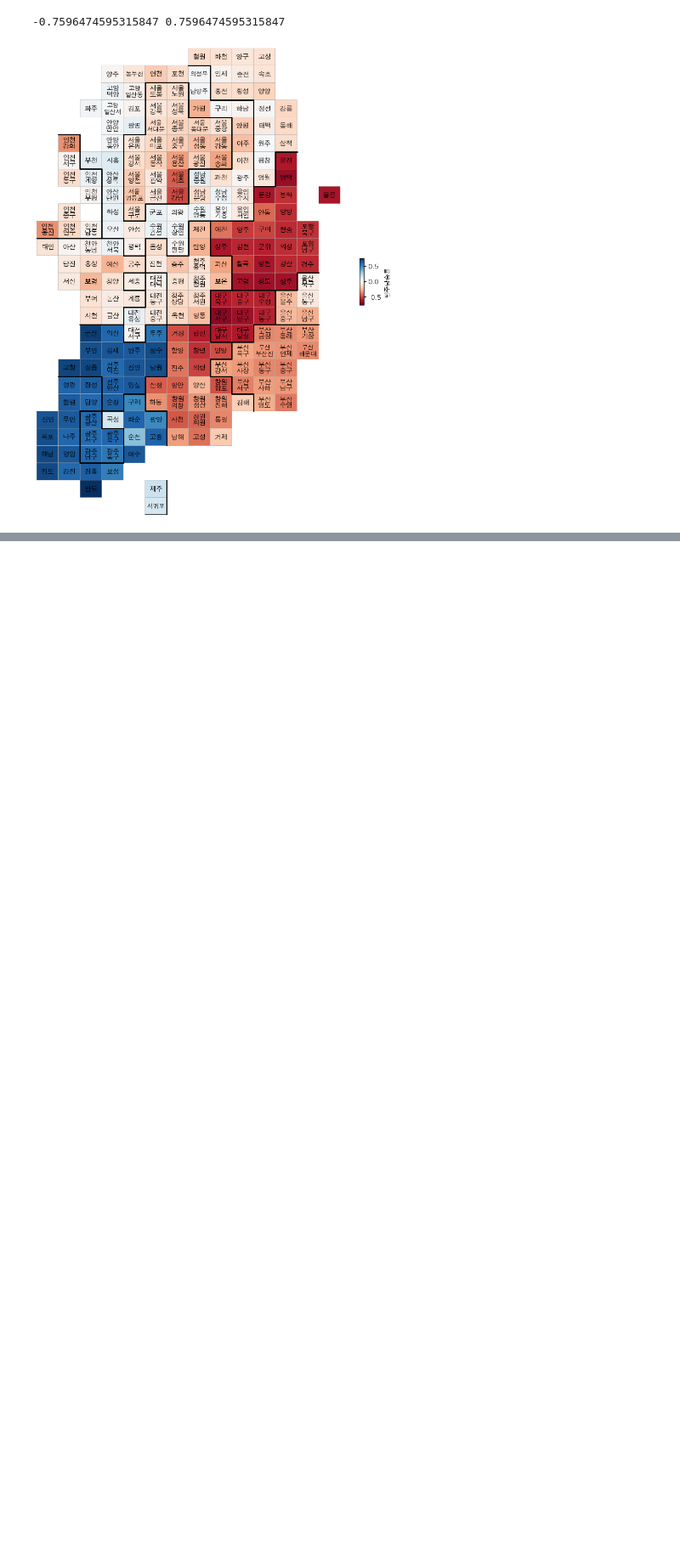
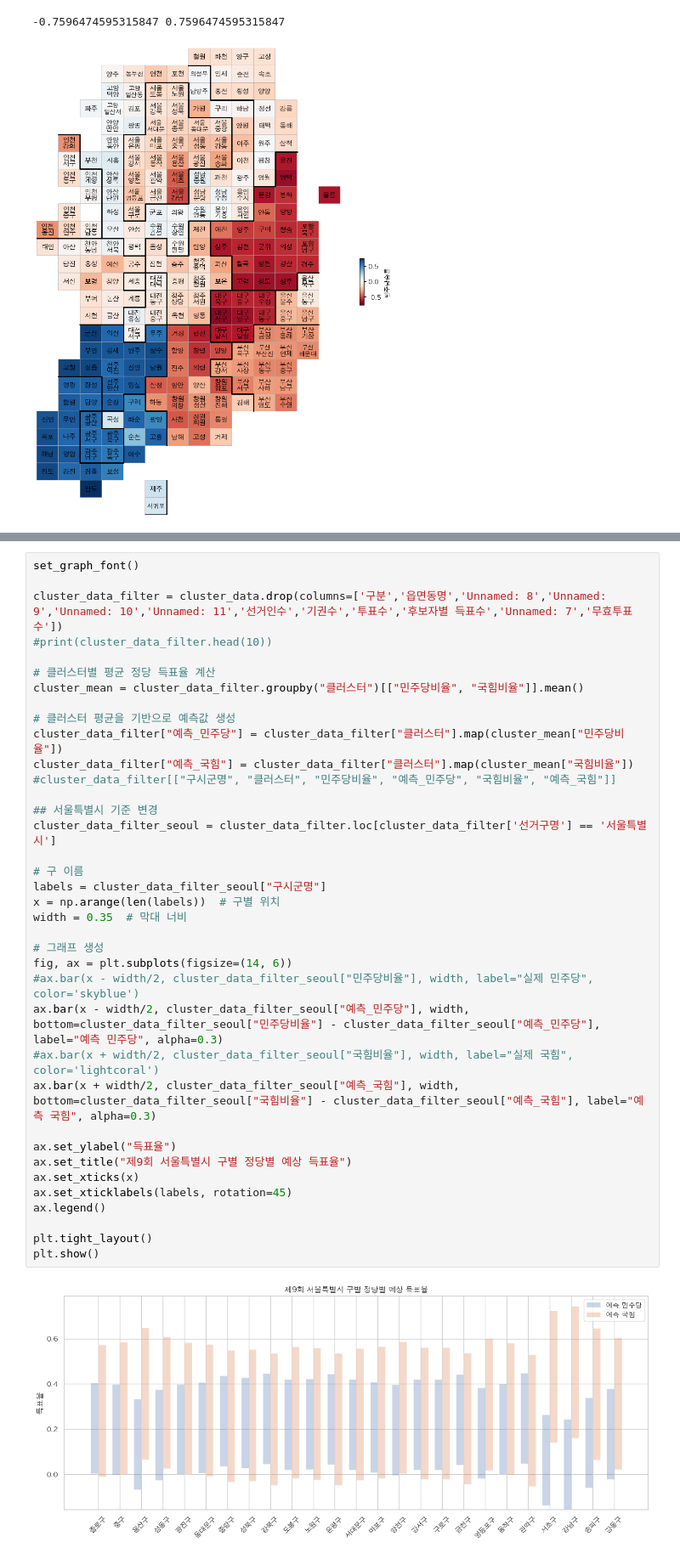
Before and after one commit to Armdiri/TIL, a Jupyter notebook: 인공_0614_기말과제/기말과제_데이터분석.ipynb, the cells around one changed output, grey strips where cells are left out. Shown at 85% size. Saved outputs shown, nothing was run; the diff lists cells and outputs as text; blank space fills up the shorter version.

```diff
--- a/인공_0614_기말과제/기말과제_데이터분석.ipynb
+++ b/인공_0614_기말과제/기말과제_데이터분석.ipynb
@@ -423,0 +427,39 @@ drawKorea('민주당승률', final_elect_data, 'RdBu')
+# %%
+set_graph_font()
+
+cluster_data_filter = cluster_data.drop(columns=['구분','읍면동명','Unnamed: 8','Unnamed: 9','Unnamed: 10','Unnamed: 11','선거인수','기권수','투표수','후보자별 득표수','Unnamed: 7','무효투표수'])
+#print(cluster_data_filter.head(10))
+
+# 클러스터별 평균 정당 득표율 계산
+cluster_mean = cluster_data_filter.groupby("클러스터")[["민주당비율", "국힘비율"]].mean()
+
+# 클러스터 평균을 기반으로 예측값 생성
+cluster_data_filter["예측_민주당"] = cluster_data_filter["클러스터"].map(cluster_mean["민주당비율"])
+cluster_data_filter["예측_국힘"] = cluster_data_filter["클러스터"].map(cluster_mean["국힘비율"])
+#cluster_data_filter[["구시군명", "클러스터", "민주당비율", "예측_민주당", "국힘비율", "예측_국힘"]]
+
+## 서울특별시 기준 변경
+cluster_data_filter_seoul = cluster_data_filter.loc[cluster_data_filter['선거구명'] == '서울특별시']
+
+# 구 이름
+labels = cluster_data_filter_seoul["구시군명"]
+x = np.arange(len(labels))  # 구별 위치
+width = 0.35  # 막대 너비
+
+# 그래프 생성
+fig, ax = plt.subplots(figsize=(14, 6))
+#ax.bar(x - width/2, cluster_data_filter_seoul["민주당비율"], width, label="실제 민주당", color='skyblue')
+ax.bar(x - width/2, cluster_data_filter_seoul["예측_민주당"], width, bottom=cluster_data_filter_seoul["민주당비율"] - cluster_data_filter_seoul["예측_민주당"], label="예측 민주당", alpha=0.3)
+#ax.bar(x + width/2, cluster_data_filter_seoul["국힘비율"], width, label="실제 국힘", color='lightcoral')
+ax.bar(x + width/2, cluster_data_filter_seoul["예측_국힘"], width, bottom=cluster_data_filter_seoul["국힘비율"] - cluster_data_filter_seoul["예측_국힘"], label="예측 국힘", alpha=0.3)
+
+ax.set_ylabel("득표율")
+ax.set_title("제9회 서울특별시 구별 정당별 예상 득표율")
+ax.set_xticks(x)
+ax.set_xticklabels(labels, rotation=45)
+ax.legend()
+
+plt.tight_layout()
+plt.show()
+# %% [output]
+[figure, added]
```
Also changed, not shown: parts of 6 cells of this notebook.
